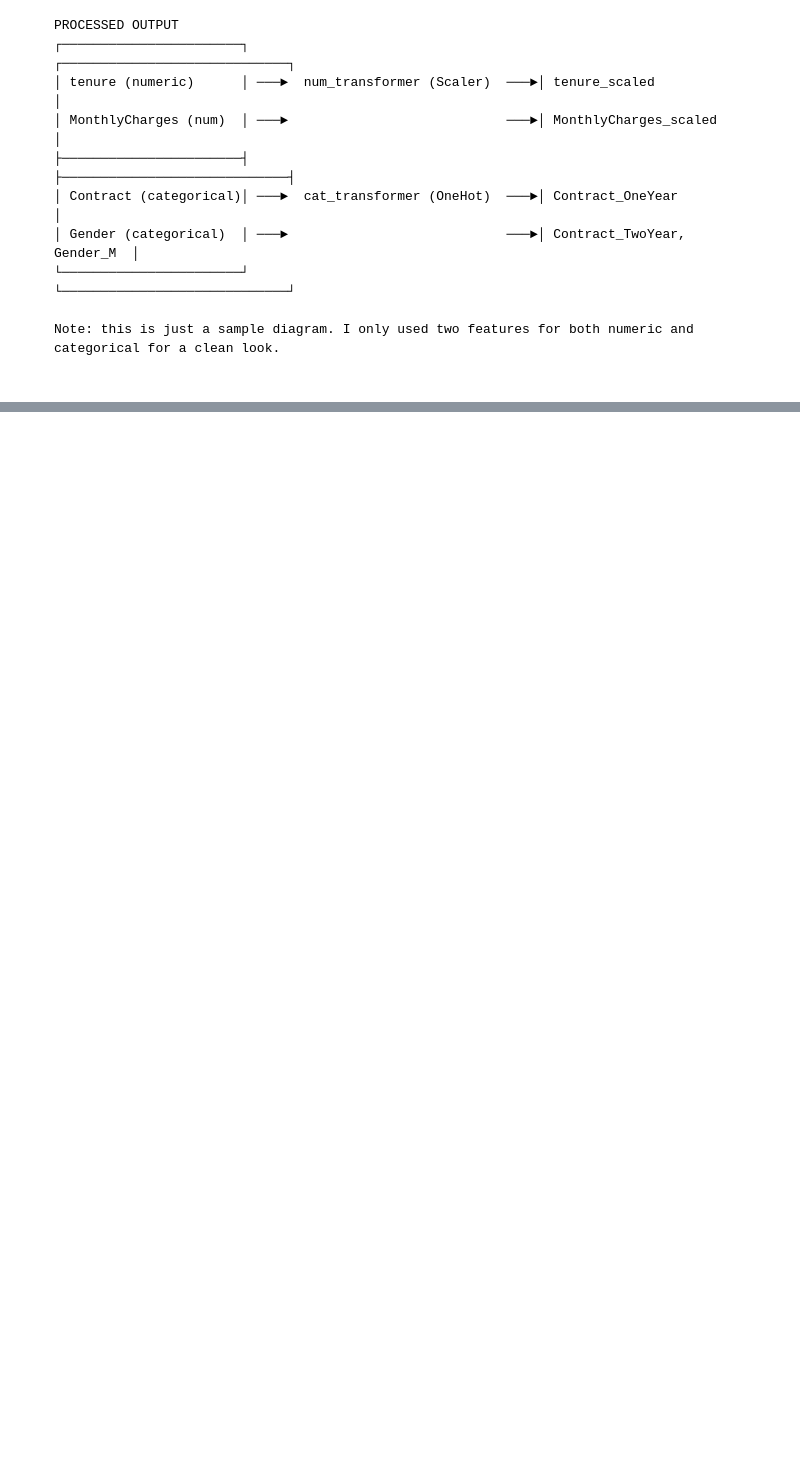
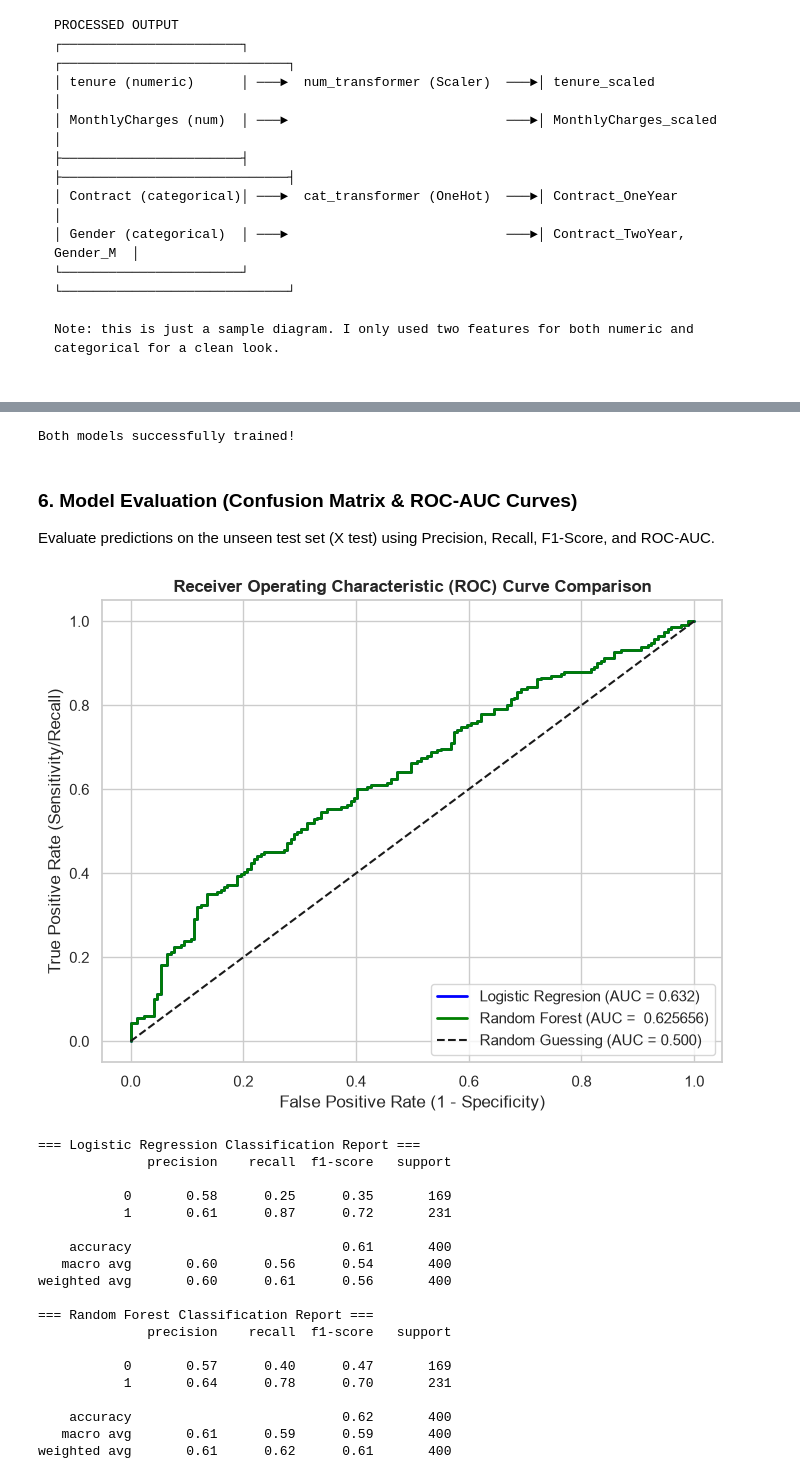
Before and after one commit to nzrnshannen/da-ds, a Jupyter notebook: python/data-science/Telco Customer Churn Prediction & Machine Learning Pipeline.ipynb, the cells around one changed output, grey strips where cells are left out. Saved outputs shown, nothing was run; the diff lists cells and outputs as text; code cells hidden in the pictures; blank space fills up the shorter version.

Commit message:
added model eval and feature importance extraction

```diff
--- a/python/data-science/Telco Customer Churn Prediction & Machine Learning Pipeline.ipynb
+++ b/python/data-science/Telco Customer Churn Prediction & Machine Learning Pipeline.ipynb
@@ -128,7 +128,7 @@ Note: ALWAYS use `stratify=y` when performing classification tasks, especially w
 # stratify = : ensures that the train and test sets have the exact same proportion of class labels as the original dataset
 # without stratification, split is purely random. By pure chance, y_train might end up with an 80/20 while y_test ends up with a 60/40 split
 X_train, X_test, y_train, y_test = train_test_split(
-    X, y, test_size=0.2, random_state=, stratify=y
+    X, y, test_size=0.2, random_state=42, stratify=y
 )
 
 print(f"Training set size: {X_train.shape[0]} samples")
@@ -192,0 +202,76 @@ Note: this is just a sample diagram. I only used two features for both numeric a
+# %%
+# 1. logistic regression pipeline
+pipeline_lr = Pipeline(steps=[
+    ('preprocessor', preprocessor),
+    ('classifier', LogisticRegression(random_state=42))
+])
+
+# 2. random forest pipeline
+pipeline_rf = Pipeline(steps=[
+    ('preprocessor', preprocessor),
+    ('classifier', RandomForestClassifier(n_estimators=100, random_state=42))
+])
+
+# fit both models on training data
+pipeline_lr.fit(X_train, y_train)
+pipeline_rf.fit(X_train, y_train)
+
+print("Both models successfully trained!")
+# %% [output]
+Both models successfully trained!
+# %% [markdown]
+### 6. Model Evaluation (Confusion Matrix & ROC-AUC Curves)
+Evaluate predictions on the unseen test set (X test) using Precision, Recall, F1-Score, and ROC-AUC.
+# %%
+# predict probabilities on test set
+y_pred_lr = pipeline_lr.predict(X_test)
+y_proba_lr = pipeline_lr.predict_proba(X_test)[:, 1]
+
+y_pred_rf = pipeline_rf.predict(X_test)
+y_proba_rf = pipeline_rf.predict_proba(X_test)[:, 1]
+
+# plot ROC-AUC curves
+plt.figure(figsize=(8, 6))
+
+fpr_lr, tpr_lr, _ = roc_curve(y_test, y_proba_lr)
+auc_lr = roc_auc_score(y_test, y_proba_lr)
+plt.plot(fpr_lr, tpr_lr, label=f'Logistic Regresion (AUC = {auc_lr:.3f})', color='blue', lw=2)
+
+fpr_rf, tpr_rf, _ = roc_curve(y_test, y_proba_lr)
+auc_rf = roc_auc_score(y_test, y_proba_rf)
+plt.plot(fpr_rf, tpr_rf, label=f'Random Forest (AUC = {auc_rf: 3f})', color='green', lw=2)
+
+plt.plot([0, 1], [0, 1], 'k--', label='Random Guessing (AUC = 0.500)')
+plt.title('Receiver Operating Characteristic (ROC) Curve Comparison', fontweight='bold', fontsize=12)
+plt.xlabel('False Positive Rate (1 - Specificity)')
+plt.ylabel('True Positive Rate (Sensitivity/Recall)')
+plt.legend(loc='lower right')
+plt.show()
+
+# print detailed metrics
+print("=== Logistic Regression Classification Report ===")
+print(classification_report(y_test, y_pred_lr))
+
+print("=== Random Forest Classification Report ===")
+print(classification_report(y_test, y_pred_rf))
+# %% [output]
+[figure, added]
+=== Logistic Regression Classification Report ===
+              precision    recall  f1-score   support
+
+           0       0.58      0.25      0.35       169
+           1       0.61      0.87      0.72       231
+
+    accuracy                           0.61       400
+   macro avg       0.60      0.56      0.54       400
+weighted avg       0.60      0.61      0.56       400
+
+=== Random Forest Classification Report ===
+              precision    recall  f1-score   support
+
+           0       0.57      0.40      0.47       169
+           1       0.64      0.78      0.70       231
+
+    accuracy                           0.62       400
+   macro avg       0.61      0.59      0.59       400
+weighted avg       0.61      0.62      0.61       400
```
Also changed, not shown: parts of 4 cells of this notebook.
